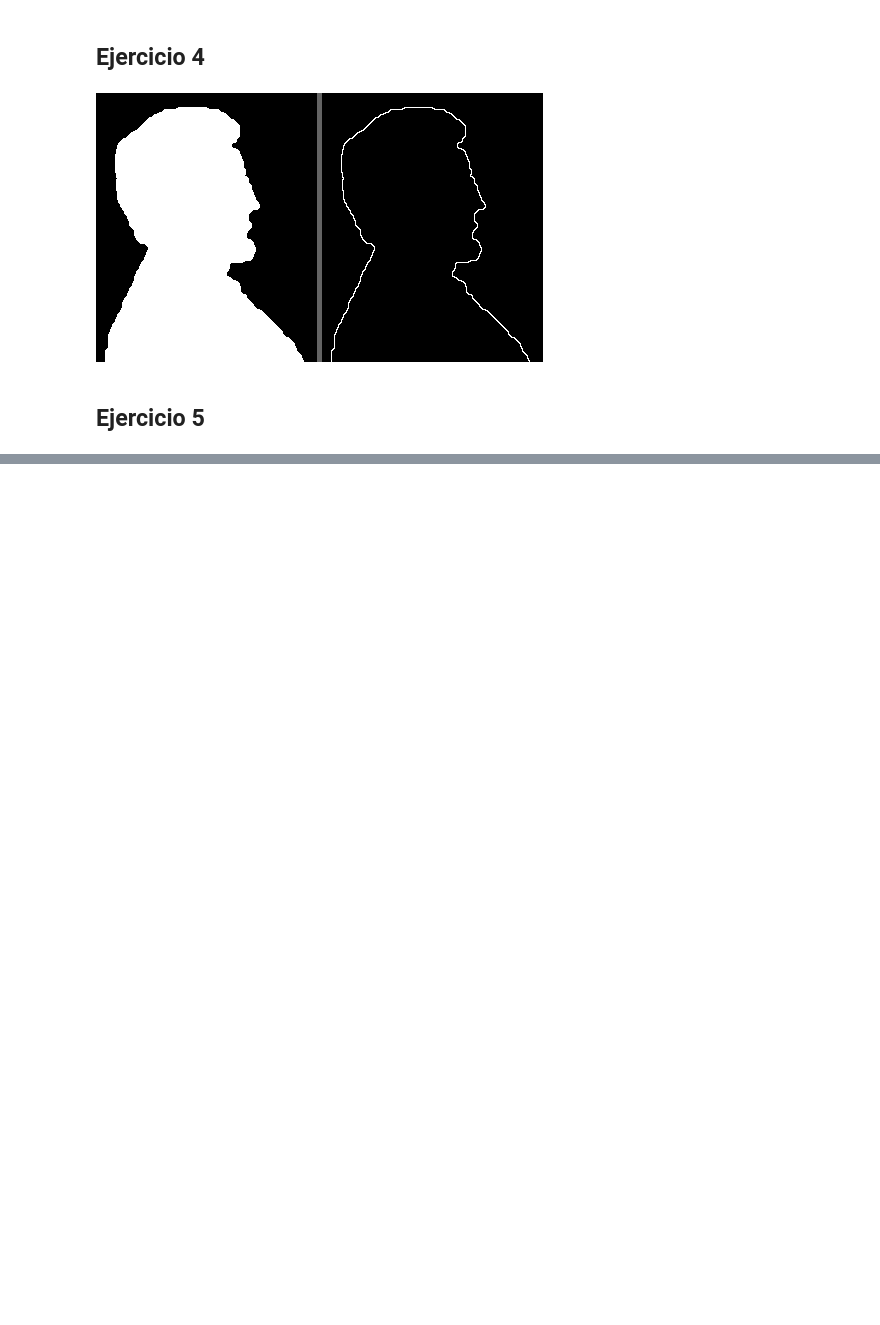
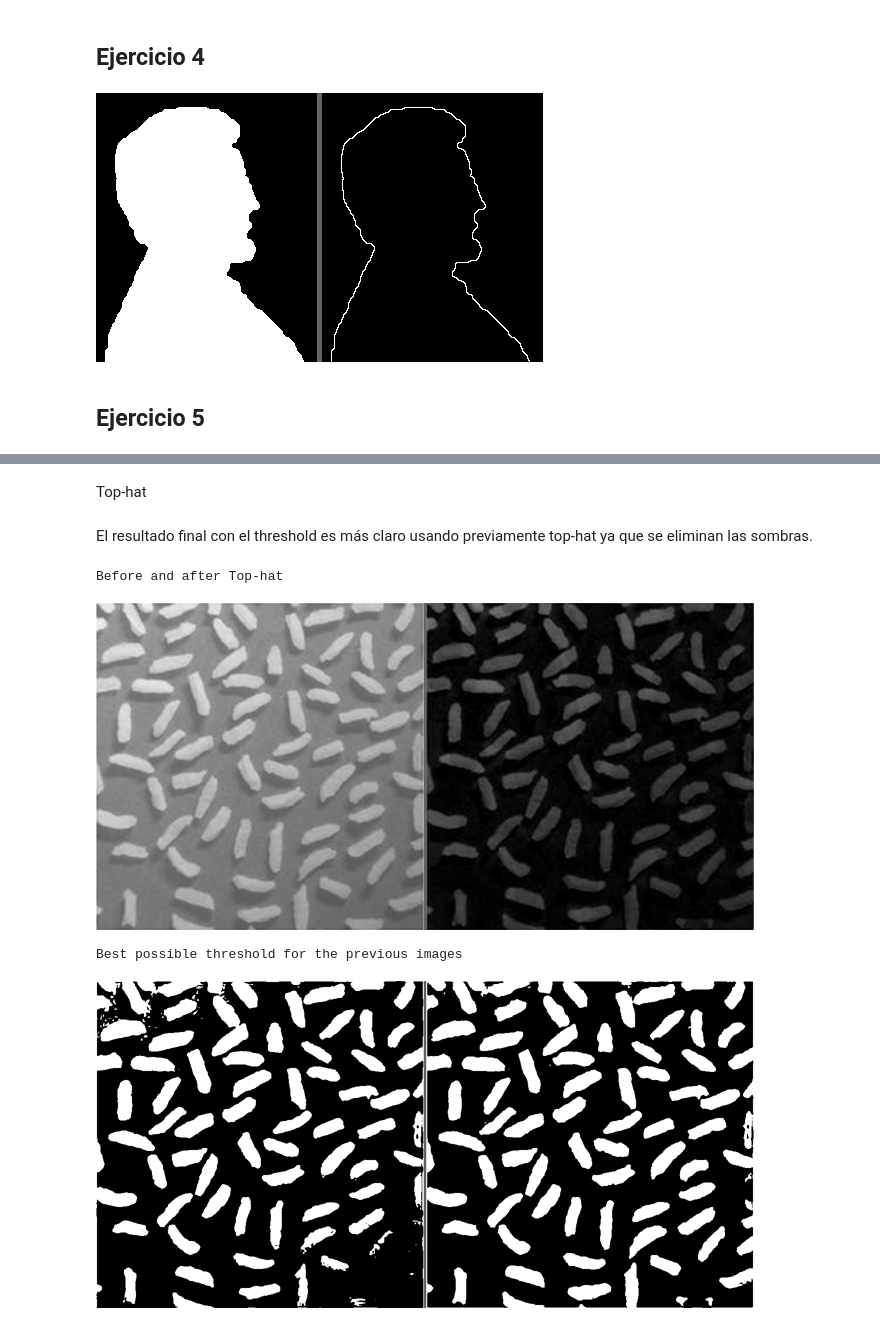
Before and after one commit to pabgonzalez/Digital-Image-Processing, a Jupyter notebook: TP7 - Morfología/TP7.ipynb, the cells around one changed output, grey strips where cells are left out. Drawn from its saved outputs; the diff is of its cells as text; code cells hidden in the pictures; blank space fills up the shorter version.

```diff
--- a/TP7 - Morfología/TP7.ipynb
+++ b/TP7 - Morfología/TP7.ipynb
@@ -94,0 +180,21 @@ display_np_row([img, img_contour], spacer_width=5, spacer_grayscale=100)
+# %% [markdown]
+Top-hat
+# %% [markdown]
+El resultado final con el threshold es más claro usando previamente top-hat ya que se eliminan las sombras.
+# %%
+img = cv2.imread("images/Tophat.png", cv2.IMREAD_GRAYSCALE)
+kernel = cv2.getStructuringElement(cv2.MORPH_ELLIPSE, (40, 40))
+out_img = cv2.morphologyEx(img, cv2.MORPH_TOPHAT, kernel)
+
+res, img_th = cv2.threshold(img, 152, 255, cv2.THRESH_BINARY)
+res, out_img_th = cv2.threshold(out_img, 30, 255, cv2.THRESH_BINARY)
+
+print("Before and after Top-hat")
+display_np_row([img, out_img], scale=0.5, spacer_width=5, spacer_grayscale=100)
+print("Best possible threshold for the previous images")
+display_np_row([img_th, out_img_th], scale=0.5, spacer_width=5, spacer_grayscale=100)
+# %% [output]
+Before and after Top-hat
+[figure, added]
+Best possible threshold for the previous images
+[figure, added]
```
Also changed, not shown: parts of 9 cells of this notebook, 1 other file.
